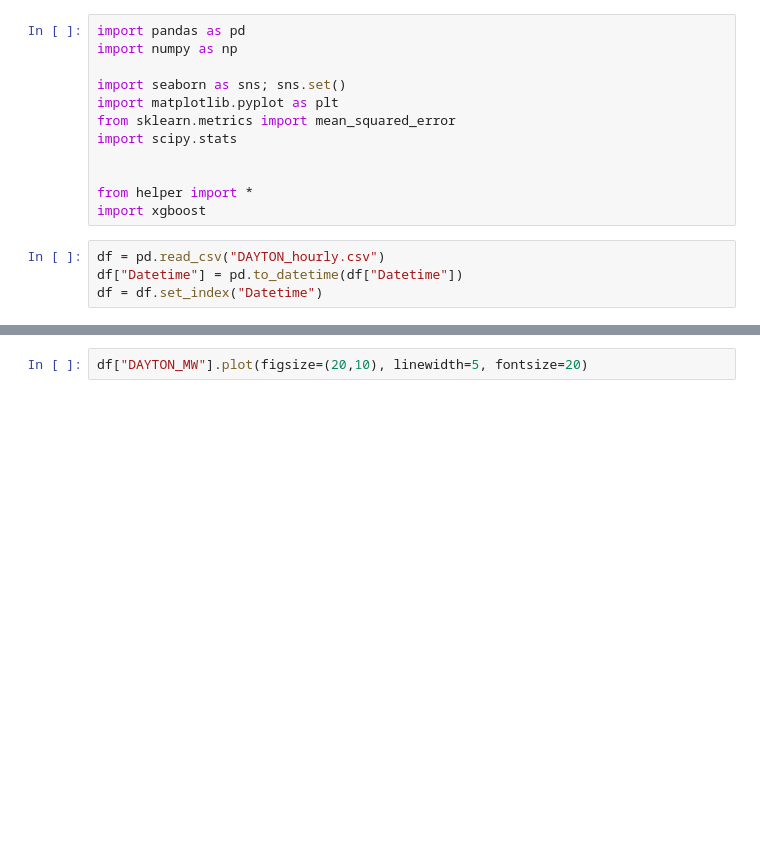
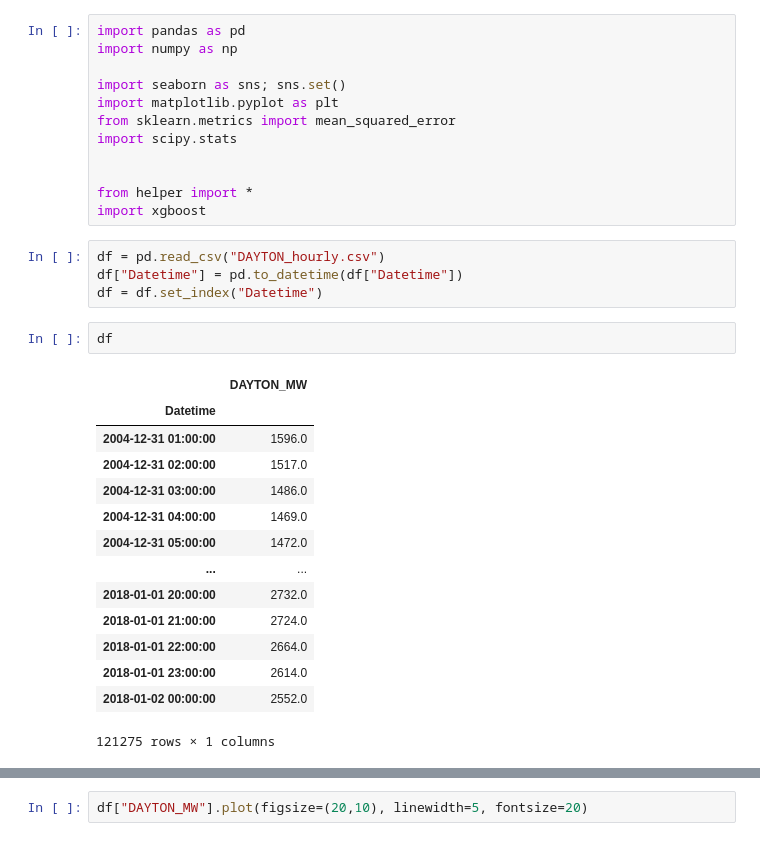
Before and after one commit to cydal/tsExtract, a Jupyter notebook: EnergyConsumption.ipynb, the cells around one changed output, grey strips where cells are left out. Drawn from its saved outputs; the diff is of its cells as text; blank space fills up the shorter version.

```diff
--- a/EnergyConsumption.ipynb
+++ b/EnergyConsumption.ipynb
@@ -18,3 +18,20 @@ import xgboost
 df = pd.read_csv("DAYTON_hourly.csv")
 df["Datetime"] = pd.to_datetime(df["Datetime"])
 df = df.set_index("Datetime")
+# %%
+df
+# %% [output]
+|  | DAYTON_MW |
+| Datetime |  |
+| 2004-12-31 01:00:00 | 1596.0 |
+| 2004-12-31 02:00:00 | 1517.0 |
+| 2004-12-31 03:00:00 | 1486.0 |
+| 2004-12-31 04:00:00 | 1469.0 |
+| 2004-12-31 05:00:00 | 1472.0 |
+| ... | ... |
+| 2018-01-01 20:00:00 | 2732.0 |
+| 2018-01-01 21:00:00 | 2724.0 |
+| 2018-01-01 22:00:00 | 2664.0 |
+| 2018-01-01 23:00:00 | 2614.0 |
+| 2018-01-02 00:00:00 | 2552.0 |
+121275 rows × 1 columns
```
Also changed, not shown: parts of 14 cells of this notebook.
